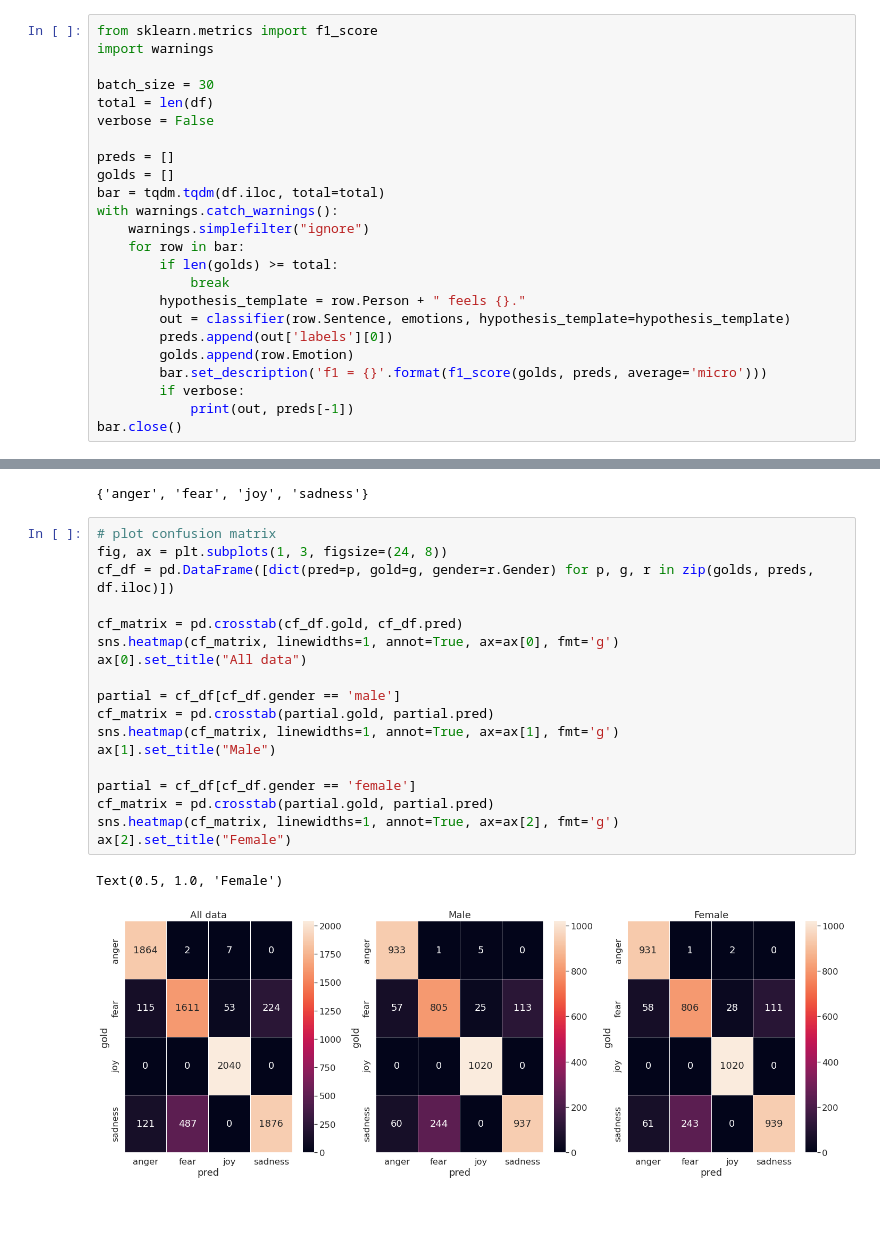
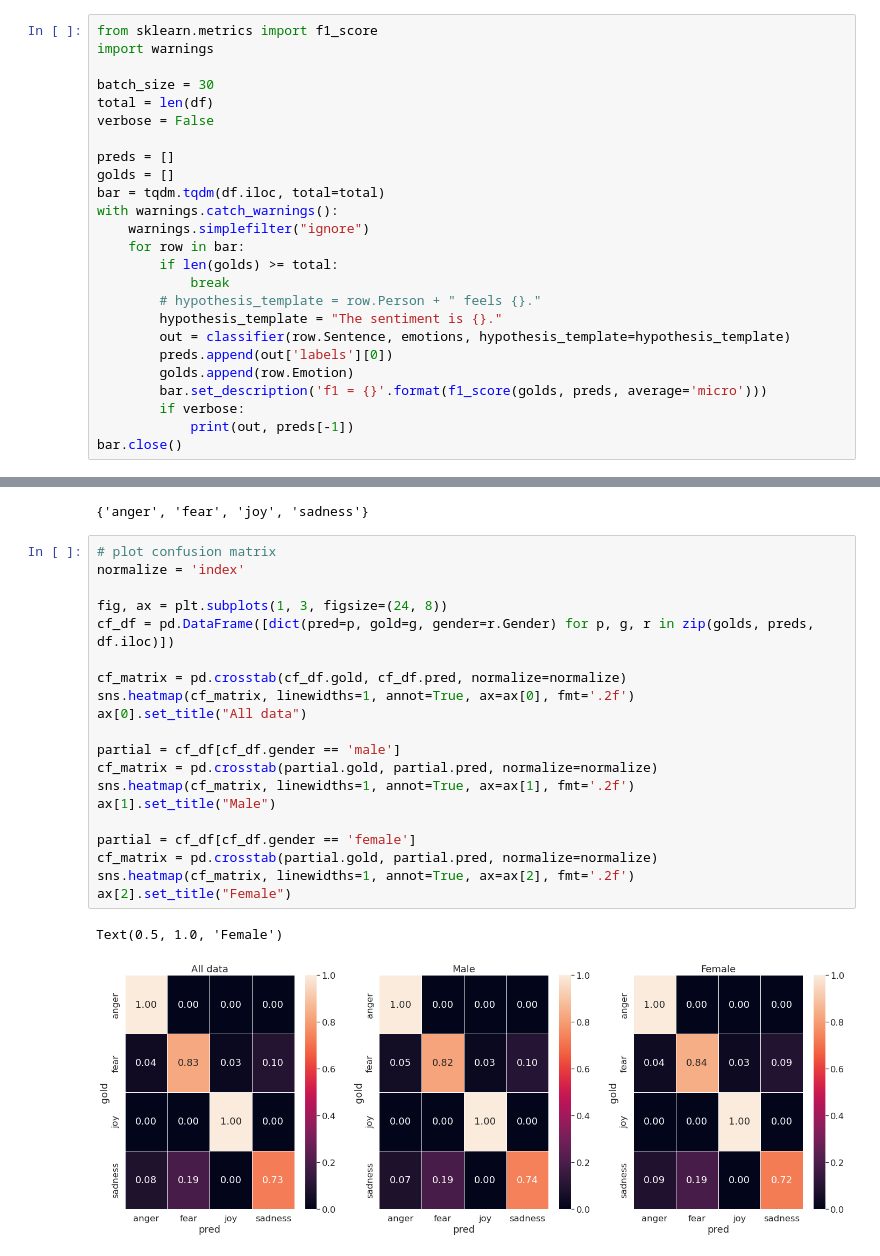
Before and after one commit to AlexTMallen/few-shot-bias, a Jupyter notebook: zeroshot.ipynb, the cells around one changed output, grey strips where cells are left out. Saved outputs shown, nothing was run; the diff lists cells and outputs as text; blank space fills up the shorter version.

Commit message:
update plots

```diff
--- a/zeroshot.ipynb
+++ b/zeroshot.ipynb
@@ -61,7 +61,8 @@ with warnings.catch_warnings():
     for row in bar:
         if len(golds) >= total:
             break
-        hypothesis_template = row.Person + " feels {}."
+        # hypothesis_template = row.Person + " feels {}."
+        hypothesis_template = "The sentiment is {}."
         out = classifier(row.Sentence, emotions, hypothesis_template=hypothesis_template)
         preds.append(out['labels'][0])
         golds.append(row.Emotion)
@@ -75,22 +76,24 @@ set(preds)
 {'anger', 'fear', 'joy', 'sadness'}
 # %%
 # plot confusion matrix
+normalize = 'index'
+
 fig, ax = plt.subplots(1, 3, figsize=(24, 8))
 cf_df = pd.DataFrame([dict(pred=p, gold=g, gender=r.Gender) for p, g, r in zip(golds, preds, df.iloc)])
 
-cf_matrix = pd.crosstab(cf_df.gold, cf_df.pred)
-sns.heatmap(cf_matrix, linewidths=1, annot=True, ax=ax[0], fmt='g')
+cf_matrix = pd.crosstab(cf_df.gold, cf_df.pred, normalize=normalize)
+sns.heatmap(cf_matrix, linewidths=1, annot=True, ax=ax[0], fmt='.2f')
 ax[0].set_title("All data")
 
 partial = cf_df[cf_df.gender == 'male']
-cf_matrix = pd.crosstab(partial.gold, partial.pred)
-sns.heatmap(cf_matrix, linewidths=1, annot=True, ax=ax[1], fmt='g')
+cf_matrix = pd.crosstab(partial.gold, partial.pred, normalize=normalize)
+sns.heatmap(cf_matrix, linewidths=1, annot=True, ax=ax[1], fmt='.2f')
 ax[1].set_title("Male")
 
 partial = cf_df[cf_df.gender == 'female']
-cf_matrix = pd.crosstab(partial.gold, partial.pred)
-sns.heatmap(cf_matrix, linewidths=1, annot=True, ax=ax[2], fmt='g')
+cf_matrix = pd.crosstab(partial.gold, partial.pred, normalize=normalize)
+sns.heatmap(cf_matrix, linewidths=1, annot=True, ax=ax[2], fmt='.2f')
 ax[2].set_title("Female")
 # %% [output]
 Text(0.5, 1.0, 'Female')
-[figure, old version]
+[figure, new version]
```
Also changed, not shown: parts of 1 cell of this notebook.
